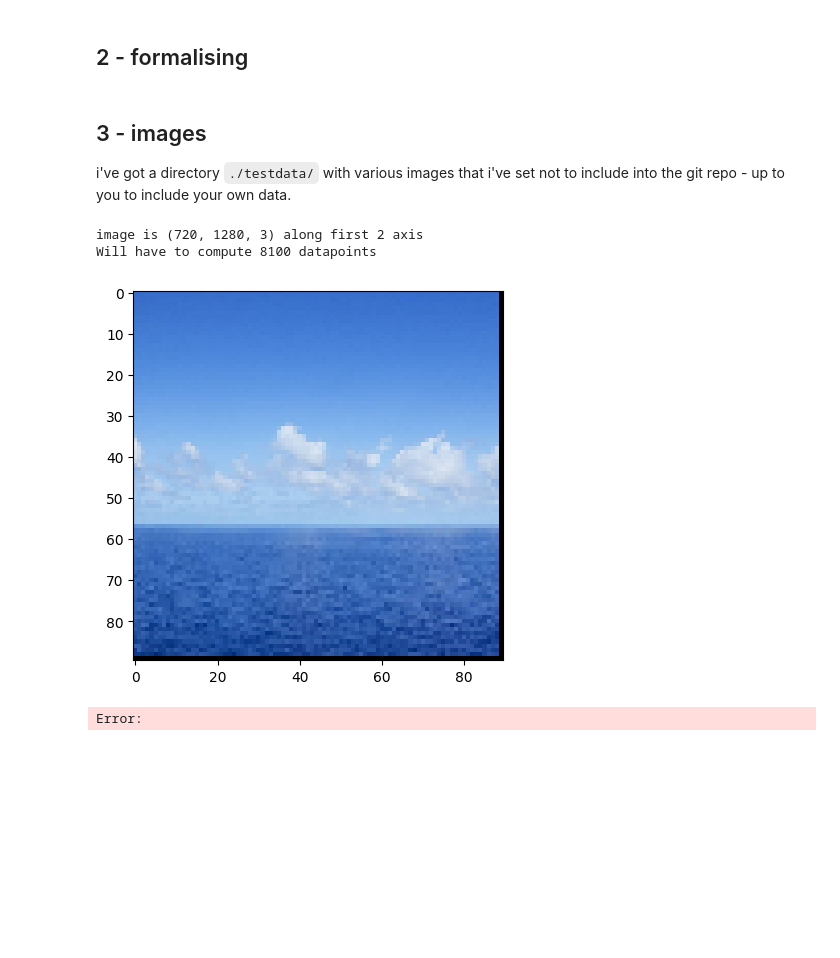
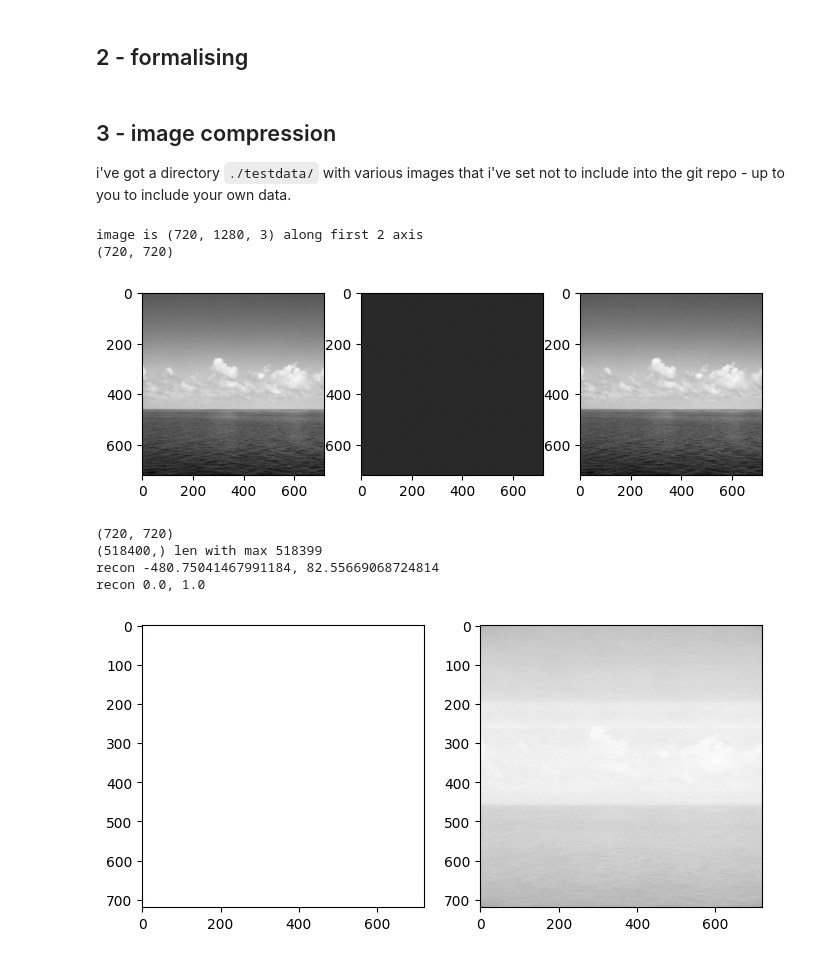
Before and after one commit to PHYS3810-2026-Instrumentation/CompressedSensingDemo, a Jupyter notebook: sensing.ipynb, the cells around one changed output. Drawn from its saved outputs; the diff is of its cells as text; code cells hidden in the pictures; blank space fills up the shorter version.

```diff
--- a/sensing.ipynb
+++ b/sensing.ipynb
@@ -142,7 +144,7 @@ def reconstruct(y, n, p, sparsity=5, epsilon=1e-10, max_iter=1000, mode='cosamp'
 
     return idct(s)
 # %% [markdown]
-## 3 - images
+## 3 - image compression
 
 i've got a directory `./testdata/` with various images that i've set not to include into the git repo - up to you to include your own data.
 # %%
@@ -203,29 +205,76 @@ def condense_frames(frames):
     return raw.astype(int)
 # %%
 # test against an image
+def take_samples(length, samples):
+    '''
+    returns a list of sampled indicies for X, such that x[indicies] returns only those samples'''
+    selections = np.round(np.random.rand(samples, 1) * length-1)
+    selections = [int(e[0]) for e in selections]
+    return selections
+
+def make_gray(rgb):
+    # turns (x,y,3) into (x,y,1)
+    r, g, b = rgb[:,:,0], rgb[:,:,1], rgb[:,:,2]
+    gray = 0.2989 * r + 0.5870 * g + 0.1140 * b
+
+    return gray
 
 image = plt.imread(f'./testdata/ocean.jpg')
 print(f'image is {image.shape} along first 2 axis')
 
 # crop image down to central square
 image = image[:,280:1000,:]
+# image = np.sqrt(np.pow(image[:,:,0], 2) + np.pow(image[:,:,1], 2) + np.pow(image[:,:,2], 2))
+image = make_gray(image)
+print(image.shape)
 
-# unswizzle it so we can resize each frame
-image_rgb = unswizzle_image(image)
-frames = [np.clip(zoom(frame, 0.125), 0, 255).astype('int') for frame in image_rgb]
+image_t =fft2(image)
+plt.figure(figsize=(8, 4))
+plt.subplot(1, 3, 1)
+plt.imshow(image, cmap='gray')
+plt.subplot(1, 3, 2)
+plt.imshow(np.real(image_t), cmap='gray')
+plt.subplot(1, 3, 3)
+plt.imshow(np.real(ifft2(image_t)).astype(int), cmap='gray')
+plt.show()
 
-# comparison image in full color - frames keeps each individual image
-image = condense_frames(frames)
-image = swizzle_image(image)
+# discard some random values from image_t
 
-plt.imshow(image)
+x, y = image_t.shape[0:2]
+N = x * y
+image_t_len = np.ravel(image_t)
 
-num_points = image.shape[0] * image.shape[1]
-print(f'Will have to compute {num_points} datapoints')
-datas = [np.ravel(frame) for frame in frames]
-axis_size = image.shape[0]
+sample_percent = 0.95
+sample_count = int(N * sample_percent)
+# samples = take_samples(N, sample_count)
+print(image_t.shape)
+min_els = np.argsort(image_t_len)
+print(f'{min_els.shape} len with max {np.max(min_els)}')
+samples = min_els[0:sample_count]
+
+
+image_t_res = np.zeros(N)
+image_t_res[samples] = 1
+image_t_res = np.reshape(image_t_res, (x, y))
+image_t_res = image_t_res * image_t
+
+plt.figure(figsize=(8, 6))
+plt.subplot(1, 2, 1)
+plt.imshow(np.real(image_t_res), cmap='gray')
+plt.subplot(1, 2, 2)
+recon_image = np.real(ifft2(image_t_res))
+print(f'recon {np.min(recon_image)}, {np.max(recon_image)}')
+recon_image = (recon_image - np.min(recon_image)) / (np.max(recon_image) - np.min(recon_image))
+print(f'recon {np.min(recon_image)}, {np.max(recon_image)}')
+
+plt.imshow(recon_image, cmap='gray')
+plt.show()
 # %% [output]
 image is (720, 1280, 3) along first 2 axis
-Will have to compute 8100 datapoints
+(720, 720)
-[figure, old version]
+[figure, new version]
-Error:
+(720, 720)
+(518400,) len with max 518399
+recon -480.75041467991184, 82.55669068724814
+recon 0.0, 1.0
+[figure, added]
```
Also changed, not shown: parts of 7 cells of this notebook, 1 other file.
